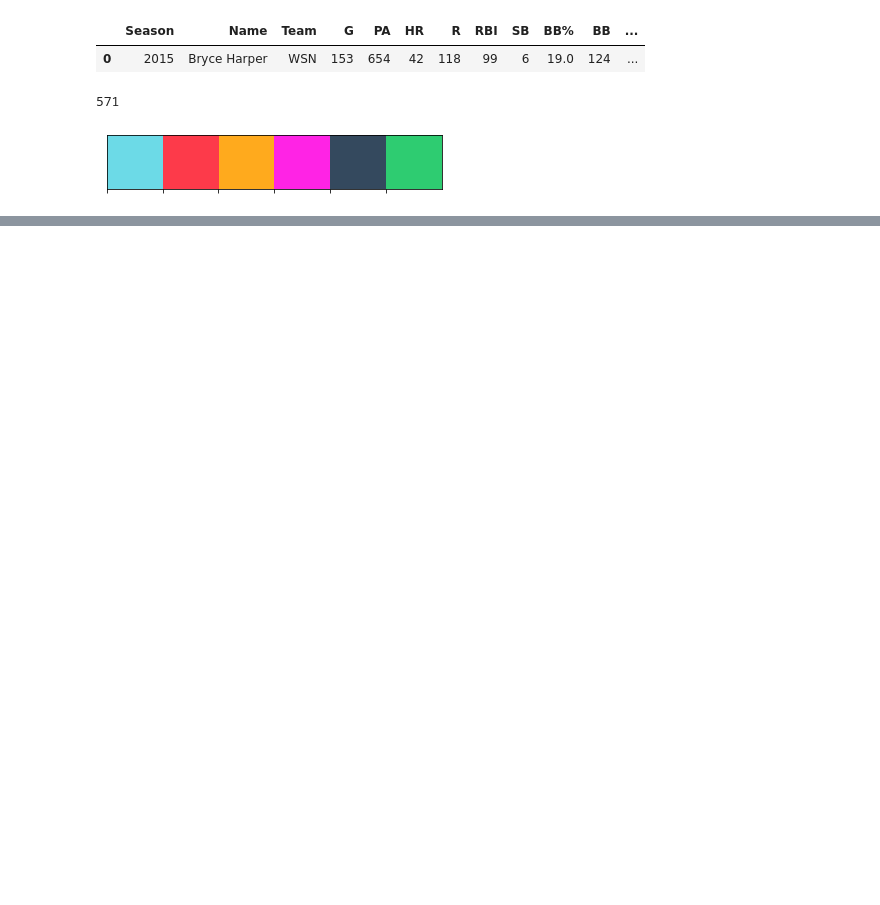
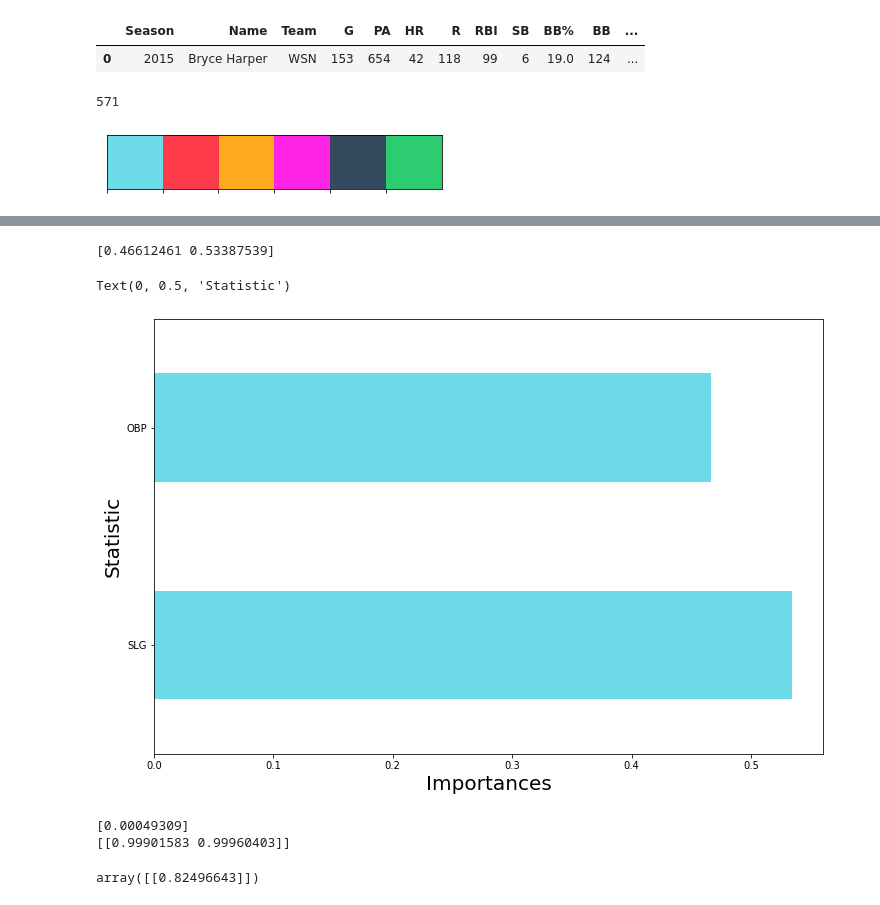
Before and after one commit to Ben-Platt-23/Senior-Project, a Jupyter notebook: Models/model_v3.ipynb, the cells around one changed output, grey strips where cells are left out. Cells and saved outputs as stored; diff of their text form; code cells hidden in the pictures; blank space fills up the shorter version.

```diff
--- a/Models/model_v3.ipynb
+++ b/Models/model_v3.ipynb
@@ -110,0 +117,2 @@ x  = np.array(df.OPS)
+# %%
+test = df.dropna()
@@ -110,0 +127,2 @@ x  = np.array(df.OPS)
+# %%
+test = test.astype('str')
@@ -110,0 +149,18 @@ x  = np.array(df.OPS)
+# %%
+x = test.iloc[:, 16:18]
+y = test.iloc[:, -18]
+
+model = ExtraTreesClassifier()
+model.fit(x, y)
+
+print(model.feature_importances_)
+
+feat_importances = pd.Series(model.feature_importances_, index = x.columns)
+feat_importances.nlargest(3).plot(kind='barh', figsize = (12, 8))
+
+plt.xlabel('Importances', fontsize = 20)
+plt.ylabel('Statistic', fontsize = 20)
+# %% [output]
+[0.46612461 0.53387539]
+Text(0, 0.5, 'Statistic')
+[figure, added]
@@ -110,0 +169,15 @@ x  = np.array(df.OPS)
+# %%
+x = df[['OBP', 'SLG']].values
+y = df[['OPS']].values
+ops = LinearRegression()
+ops.fit(x, y)
+
+print(ops.intercept_)
+print(ops.coef_)
+# %% [output]
+[0.00049309]
+[[0.99901583 0.99960403]]
+# %%
+ops.predict([[0.340, 0.485]])
+# %% [output]
+array([[0.82496643]])
```
Also changed, not shown: parts of 12 cells of this notebook, 5 other files.
